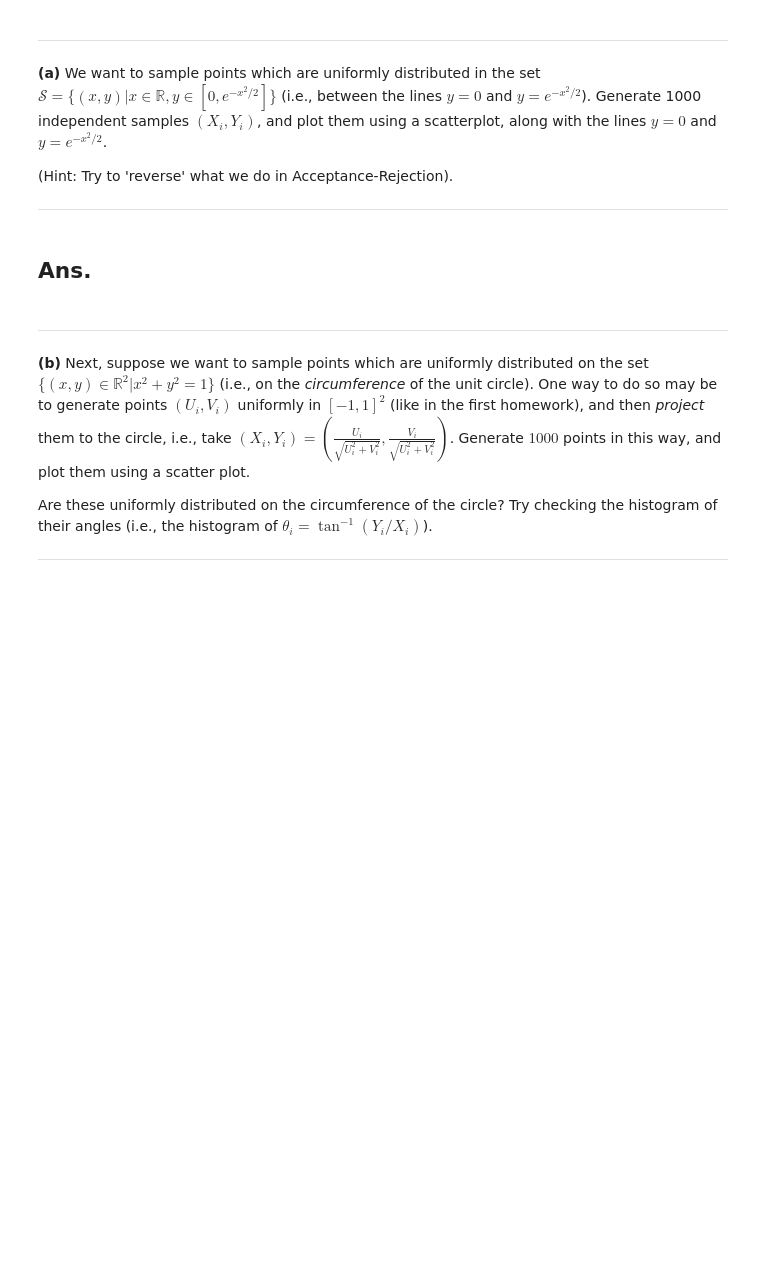
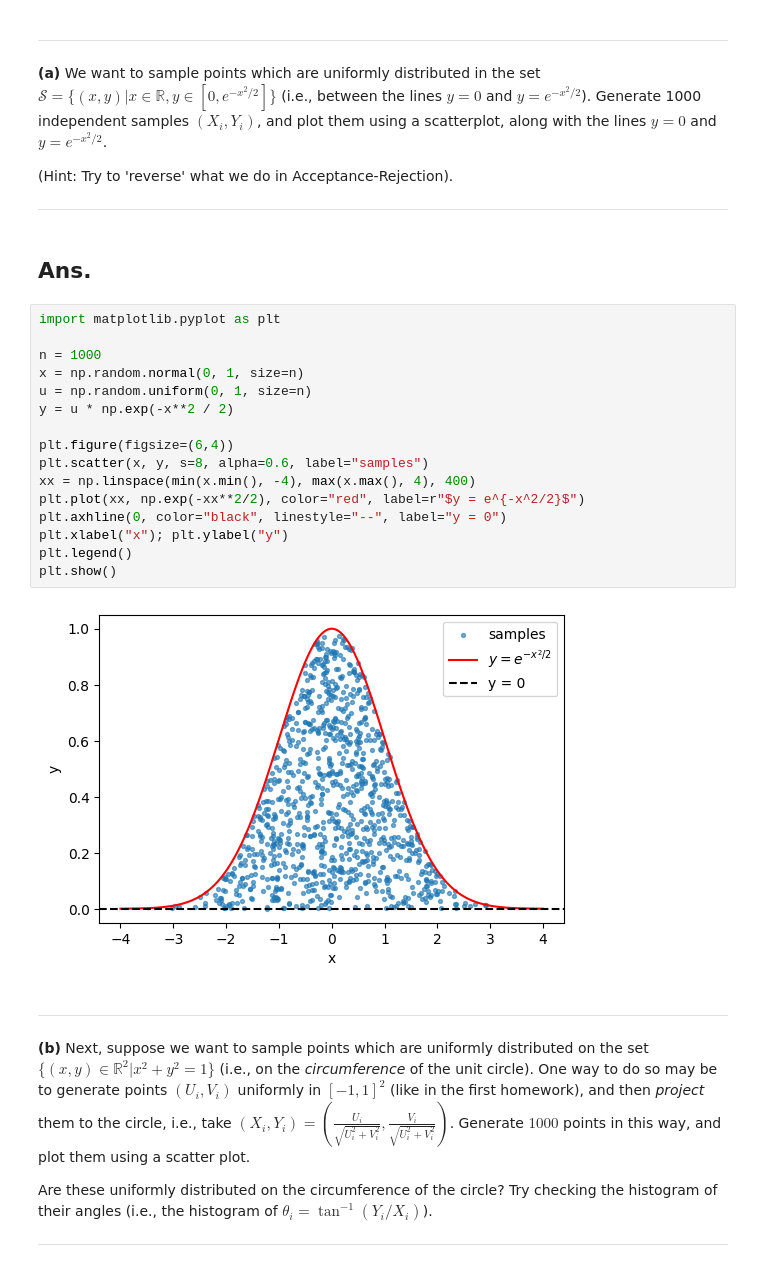
Before and after one commit to NBQian/ORIE-5581, a Jupyter notebook: HW4.ipynb, the cells around one changed output. Cells and saved outputs as stored; diff of their text form; blank space fills up the shorter version.

```diff
--- a/HW4.ipynb
+++ b/HW4.ipynb
@@ -80,6 +228,24 @@ Compute the sample mean and CI of the interval $I_i$ for a randomly chosen passe
 <hr>
 # %% [markdown]
 ## Ans.
+# %%
+import matplotlib.pyplot as plt
+
+n = 1000
+x = np.random.normal(0, 1, size=n)
+u = np.random.uniform(0, 1, size=n)
+y = u * np.exp(-x**2 / 2)
+
+plt.figure(figsize=(6,4))
+plt.scatter(x, y, s=8, alpha=0.6, label="samples")
+xx = np.linspace(min(x.min(), -4), max(x.max(), 4), 400)
+plt.plot(xx, np.exp(-xx**2/2), color="red", label=r"$y = e^{-x^2/2}$")
+plt.axhline(0, color="black", linestyle="--", label="y = 0")
+plt.xlabel("x"); plt.ylabel("y")
+plt.legend()
+plt.show()
+# %% [output]
+[figure, added]
 # %% [markdown]
 <hr>
 
```
Also changed, not shown: parts of 29 cells of this notebook.
